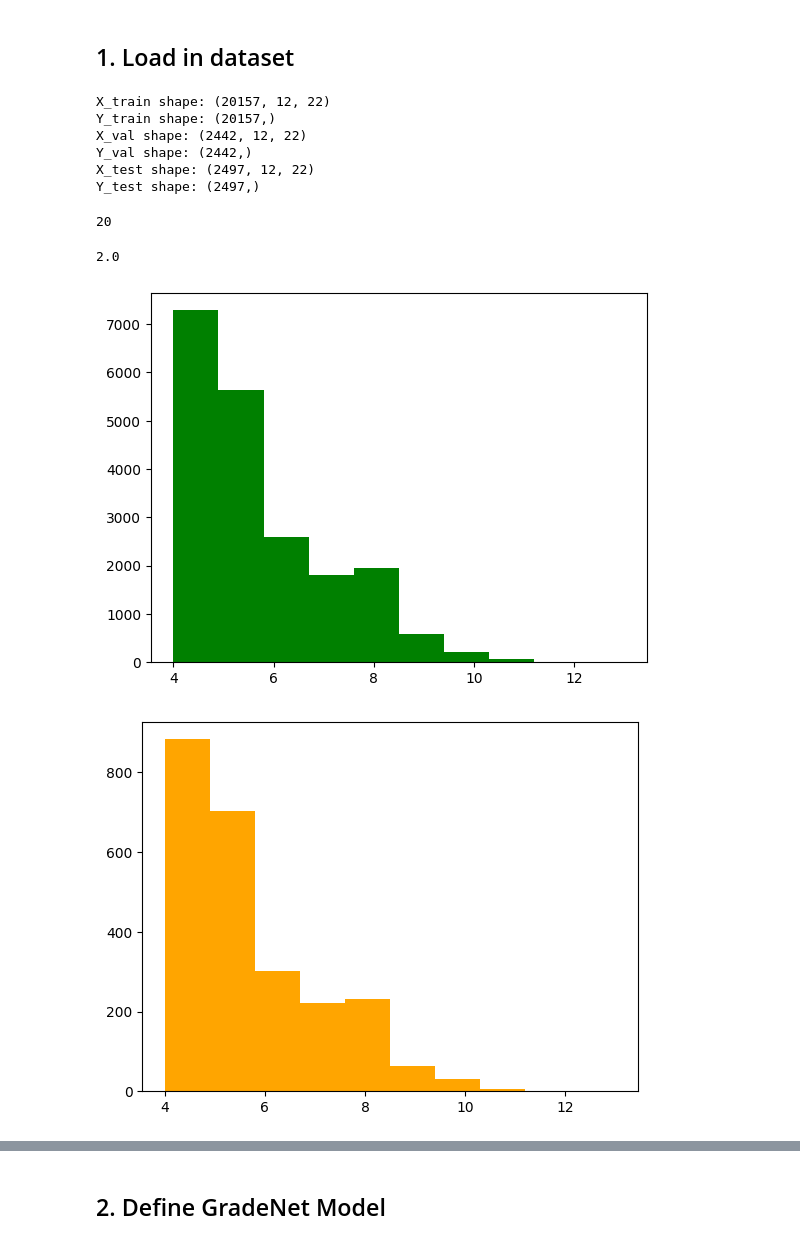
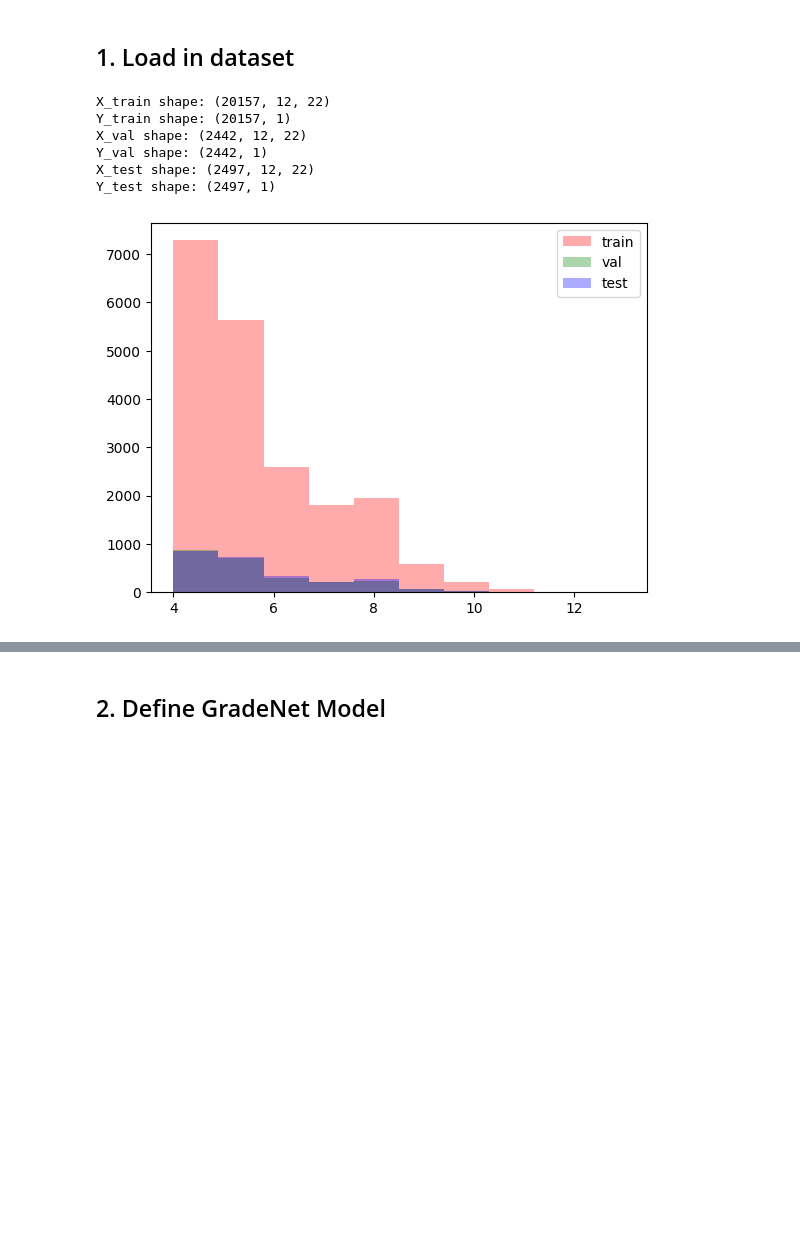
Before and after one commit to awesombird/MoonBoardRNN, a Jupyter notebook: model/GradeNet_train.ipynb, the cells around one changed output, grey strips where cells are left out. Cells and saved outputs as stored; diff of their text form; code cells hidden in the pictures; blank space fills up the shorter version.

```diff
--- a/model/GradeNet_train.ipynb
+++ b/model/GradeNet_train.ipynb
@@ -29,42 +29,28 @@ with open(cwd.parent / "preprocessing" / "test_seq_n_12_rmrp0", "rb") as f:
 # %%
 X_train = np.array(train_data["X"])
 print(f"X_train shape: {X_train.shape}")
-Y_train = np.array(train_data["Y"])
+Y_train = np.array(train_data["Y"]).reshape(-1, 1)
 print(f"Y_train shape: {Y_train.shape}")
 X_val = np.array(val_data["X"])
 print(f"X_val shape: {X_val.shape}")
-Y_val = np.array(val_data["Y"])
+Y_val = np.array(val_data["Y"]).reshape(-1, 1)
 print(f"Y_val shape: {Y_val.shape}")
 X_test = np.array(test_data["X"])
 print(f"X_test shape: {X_test.shape}")
-Y_test = np.array(test_data["Y"])
+Y_test = np.array(test_data["Y"]).reshape(-1, 1)
 print(f"Y_test shape: {Y_test.shape}")
 # %% [output]
 X_train shape: (20157, 12, 22)
-Y_train shape: (20157,)
+Y_train shape: (20157, 1)
 X_val shape: (2442, 12, 22)
-Y_val shape: (2442,)
+Y_val shape: (2442, 1)
 X_test shape: (2497, 12, 22)
-Y_test shape: (2497,)
+Y_test shape: (2497, 1)
-# %%
-for i in range(len(Y_train)):
-    if Y_train[i] + 4 == 8:
-        break
-print(i)
-# %% [output]
-20
-# %%
-Y_train[242]
-# %% [output]
-2.0
 # %%
-plt.hist(Y_train+4, color="green")
+plt.hist(Y_train+4, color="red", alpha=0.33, label="train")
+plt.hist(Y_val+4, color="green", alpha=0.33, label="val")
+plt.hist(Y_test+4, color="blue", alpha=0.33, label="test")
+plt.legend()
 plt.show()
-plt.hist(Y_val+4, color="orange")
-plt.show()
-
-plt.hist(Y_test+4, color="red")
-plt.show()
 # %% [output]
-[figure, old version]
+[figure, new version]
-[figure, removed]
```
Also changed, not shown: parts of 14 cells of this notebook, 4 other files.
